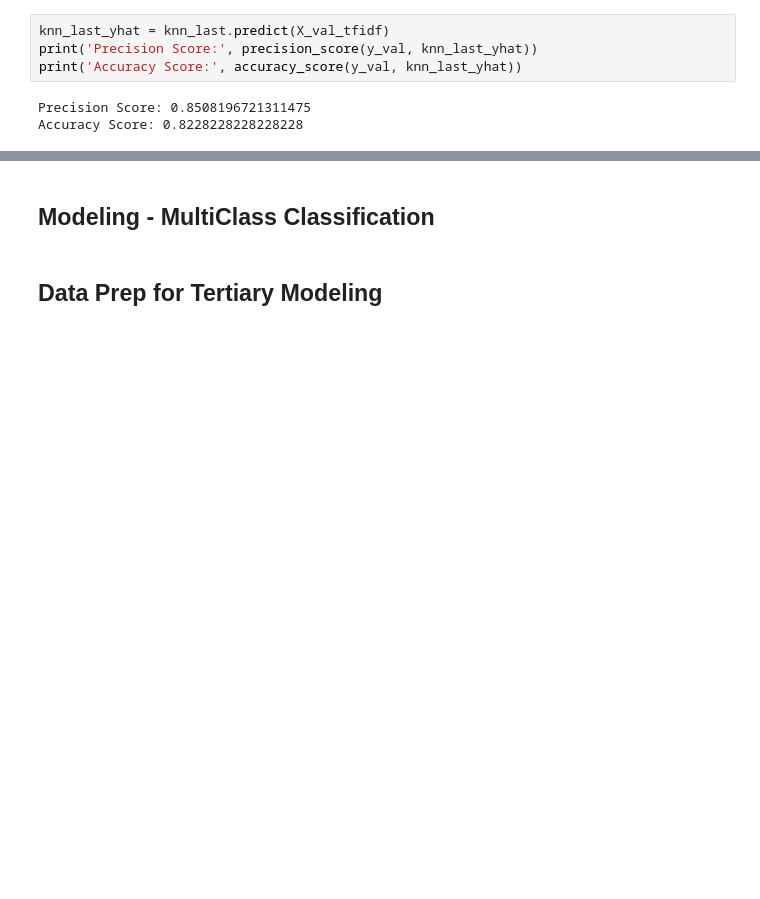
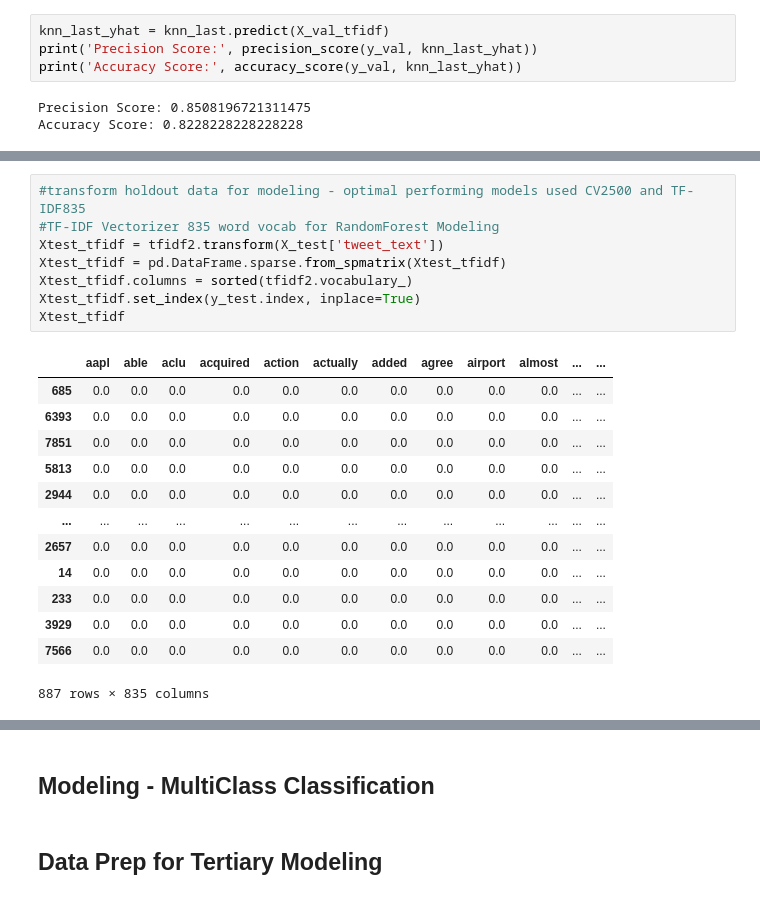
Before and after one commit to smashley-eakland/tweet-nlp-analysis, a Jupyter notebook: NLP.ipynb, the cells around one changed output, grey strips where cells are left out. Saved outputs shown, nothing was run; the diff lists cells and outputs as text; blank space fills up the shorter version.

```diff
--- a/NLP.ipynb
+++ b/NLP.ipynb
@@ -961,0 +1014,22 @@ Accuracy Score: 0.8228228228228228
+# %%
+#transform holdout data for modeling - optimal performing models used CV2500 and TF-IDF835
+#TF-IDF Vectorizer 835 word vocab for RandomForest Modeling
+Xtest_tfidf = tfidf2.transform(X_test['tweet_text'])
+Xtest_tfidf = pd.DataFrame.sparse.from_spmatrix(Xtest_tfidf)
+Xtest_tfidf.columns = sorted(tfidf2.vocabulary_)
+Xtest_tfidf.set_index(y_test.index, inplace=True)
+Xtest_tfidf
+# %% [output]
+|  | aapl | able | aclu | acquired | action | actually | added | agree | airport | almost | ... | ... |
+| 685 | 0.0 | 0.0 | 0.0 | 0.0 | 0.0 | 0.0 | 0.0 | 0.0 | 0.0 | 0.0 | ... | ... |
+| 6393 | 0.0 | 0.0 | 0.0 | 0.0 | 0.0 | 0.0 | 0.0 | 0.0 | 0.0 | 0.0 | ... | ... |
+| 7851 | 0.0 | 0.0 | 0.0 | 0.0 | 0.0 | 0.0 | 0.0 | 0.0 | 0.0 | 0.0 | ... | ... |
+| 5813 | 0.0 | 0.0 | 0.0 | 0.0 | 0.0 | 0.0 | 0.0 | 0.0 | 0.0 | 0.0 | ... | ... |
+| 2944 | 0.0 | 0.0 | 0.0 | 0.0 | 0.0 | 0.0 | 0.0 | 0.0 | 0.0 | 0.0 | ... | ... |
+| ... | ... | ... | ... | ... | ... | ... | ... | ... | ... | ... | ... | ... |
+| 2657 | 0.0 | 0.0 | 0.0 | 0.0 | 0.0 | 0.0 | 0.0 | 0.0 | 0.0 | 0.0 | ... | ... |
+| 14 | 0.0 | 0.0 | 0.0 | 0.0 | 0.0 | 0.0 | 0.0 | 0.0 | 0.0 | 0.0 | ... | ... |
+| 233 | 0.0 | 0.0 | 0.0 | 0.0 | 0.0 | 0.0 | 0.0 | 0.0 | 0.0 | 0.0 | ... | ... |
+| 3929 | 0.0 | 0.0 | 0.0 | 0.0 | 0.0 | 0.0 | 0.0 | 0.0 | 0.0 | 0.0 | ... | ... |
+| 7566 | 0.0 | 0.0 | 0.0 | 0.0 | 0.0 | 0.0 | 0.0 | 0.0 | 0.0 | 0.0 | ... | ... |
+887 rows × 835 columns
```
Also changed, not shown: parts of 44 cells of this notebook, 5 other files.
